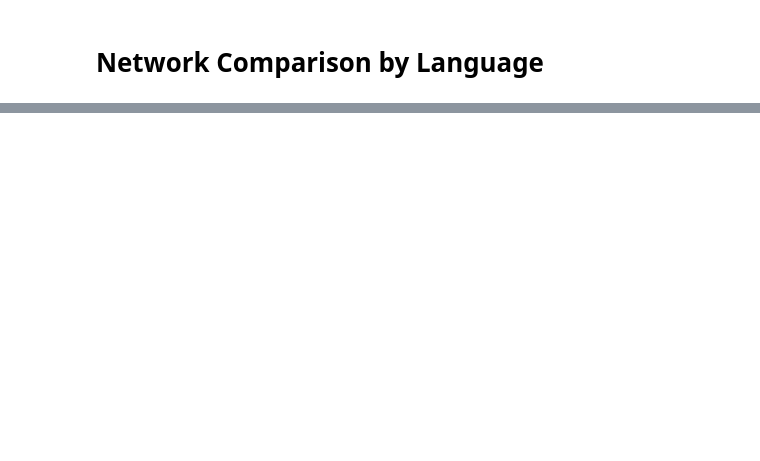
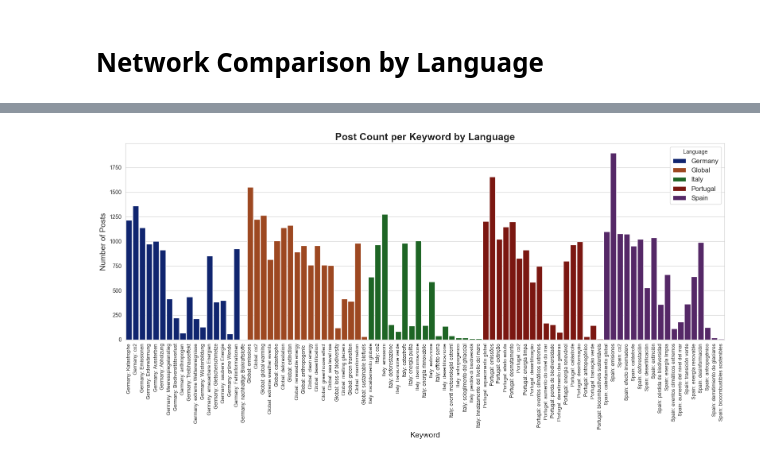
Before and after one commit to megahelio/CS_Networks_Graphs, a Jupyter notebook: jupyter/compare_languages.ipynb, the cells around one changed output, grey strips where cells are left out. Cells and saved outputs as stored; diff of their text form; code cells hidden in the pictures; blank space fills up the shorter version.

```diff
--- a/jupyter/compare_languages.ipynb
+++ b/jupyter/compare_languages.ipynb
@@ -75,8 +122,47 @@ def plot_comparison(df, metrics_to_plot):
         plt.title(f"Comparison of {metric.replace('_', ' ').title()}", fontsize=16)
         plt.xlabel("Language / Dataset")
         plt.ylabel(metric.replace('_', ' ').title())
-        plt.xticks(rotation=45)
+        plt.xticks(rotation=0)
         plt.tight_layout()
         plt.savefig(f"{OUTPUT_DIR}/comparison_{metric}.png")
         plt.show()
+
+def plot_posts_per_keyword(df):
+    if df.empty:
+        print("No node metrics data to visualize.")
+        return
+
+    # Combine language and keyword to avoid confusion in plots when keywords overlap
+    df['lang_keyword'] = df['language'] + ": " + df['keyword']
+
+    plt.figure(figsize=(16, 8))
+    sns.barplot(data=df, x='lang_keyword', y='post_count', hue='language', palette='dark', width=0.9)
+
+    plt.title("Post Count per Keyword by Language", fontsize=18, fontweight='bold')
+    plt.xlabel("Keyword", fontsize=14)
+    plt.ylabel("Number of Posts", fontsize=14)
+    plt.xticks(rotation=90, ha='center', fontsize=9)
+    plt.legend(title='Language', fontsize=12)
+    plt.tight_layout()
+    plt.savefig(f"{OUTPUT_DIR}/comparison_posts_per_keyword.png")
+    plt.show()
+
+def plot_total_posts_by_language(df):
+    if df.empty:
+        print("No node metrics data to visualize for total posts by language.")
+        return
+
+    # Calculate total posts per language
+    total_posts_by_lang = df.groupby('language')['post_count'].sum().reset_index()
+
+    plt.figure(figsize=(10, 6))
+    sns.barplot(data=total_posts_by_lang, x='language', y='post_count', palette='viridis')
+
+    plt.title("Total Posts by Language", fontsize=18, fontweight='bold')
+    plt.xlabel("Language", fontsize=14)
+    plt.ylabel("Total Number of Posts", fontsize=14)
+    plt.xticks(fontsize=10)
+    plt.tight_layout()
+    plt.savefig(f"{OUTPUT_DIR}/comparison_total_posts_by_language.png")
+    plt.show()
 # %%
@@ -110,0 +201,5 @@ Passing `palette` without assigning `hue` is deprecated and will be removed in v
+# %%
+# Run Post Count Visualization
+plot_posts_per_keyword(df_nodes)
+# %% [output]
+[figure, added]
```
Also changed, not shown: parts of 4 cells of this notebook, 42 other files.
